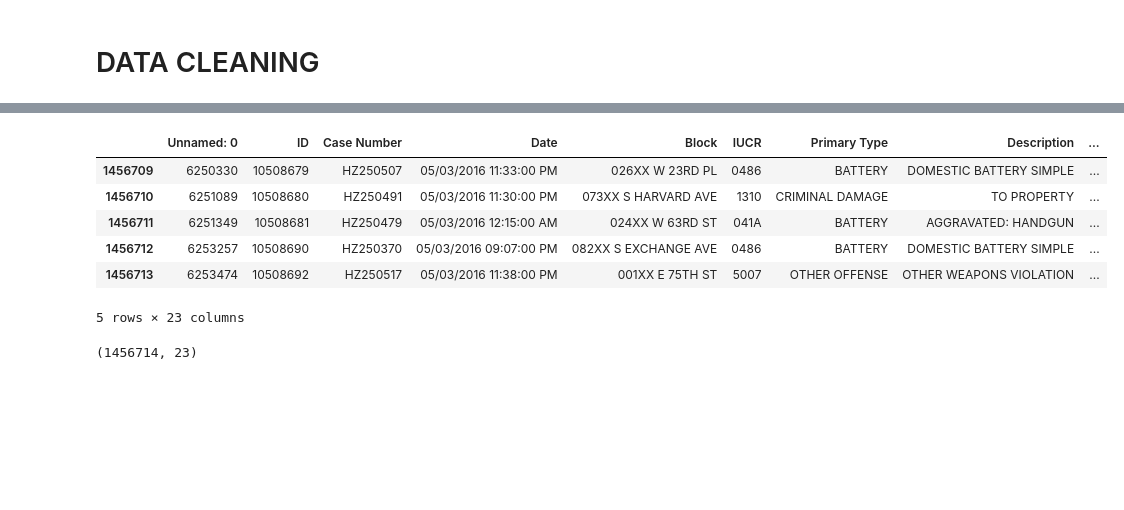
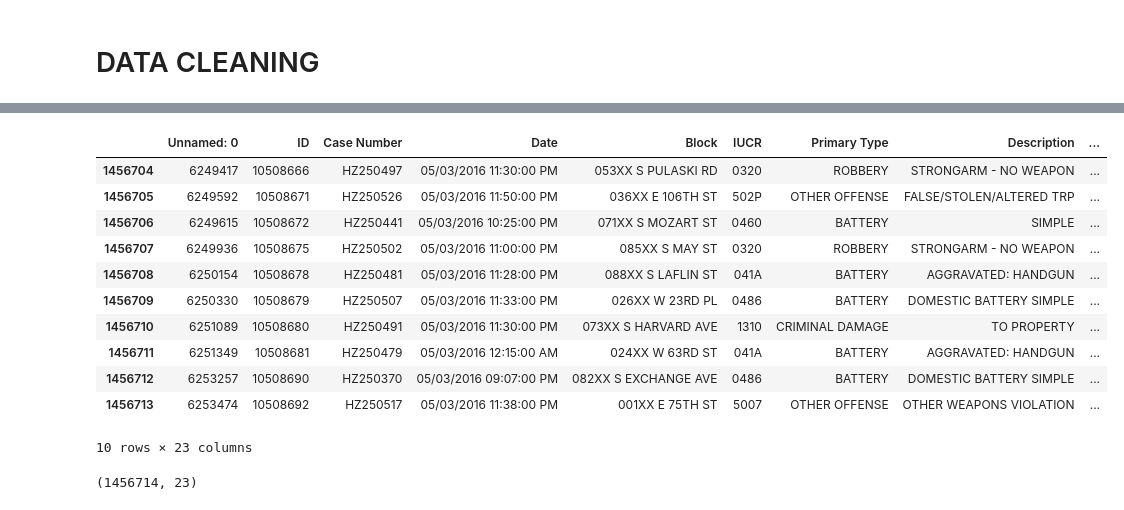
Before and after one commit to IamREX622/Analysis-on-Crimes-in-Chicago-2012-2017-, a Jupyter notebook: Untitled.ipynb, the cells around one changed output, grey strips where cells are left out. Drawn from its saved outputs; the diff is of its cells as text; code cells hidden in the pictures; blank space fills up the shorter version.

```diff
--- a/Untitled.ipynb
+++ b/Untitled.ipynb
@@ -93,13 +98,18 @@ crime_df.head()
 # %%
-crime_df.tail()
+crime_df.tail(10)
 # %% [output]
 |  | Unnamed: 0 | ID | Case Number | Date | Block | IUCR | Primary Type | Description | ... |
+| 1456704 | 6249417 | 10508666 | HZ250497 | 05/03/2016 11:30:00 PM | 053XX S PULASKI RD | 0320 | ROBBERY | STRONGARM - NO WEAPON | ... |
+| 1456705 | 6249592 | 10508671 | HZ250526 | 05/03/2016 11:50:00 PM | 036XX E 106TH ST | 502P | OTHER OFFENSE | FALSE/STOLEN/ALTERED TRP | ... |
+| 1456706 | 6249615 | 10508672 | HZ250441 | 05/03/2016 10:25:00 PM | 071XX S MOZART ST | 0460 | BATTERY | SIMPLE | ... |
+| 1456707 | 6249936 | 10508675 | HZ250502 | 05/03/2016 11:00:00 PM | 085XX S MAY ST | 0320 | ROBBERY | STRONGARM - NO WEAPON | ... |
+| 1456708 | 6250154 | 10508678 | HZ250481 | 05/03/2016 11:28:00 PM | 088XX S LAFLIN ST | 041A | BATTERY | AGGRAVATED: HANDGUN | ... |
 | 1456709 | 6250330 | 10508679 | HZ250507 | 05/03/2016 11:33:00 PM | 026XX W 23RD PL | 0486 | BATTERY | DOMESTIC BATTERY SIMPLE | ... |
 | 1456710 | 6251089 | 10508680 | HZ250491 | 05/03/2016 11:30:00 PM | 073XX S HARVARD AVE | 1310 | CRIMINAL DAMAGE | TO PROPERTY | ... |
 | 1456711 | 6251349 | 10508681 | HZ250479 | 05/03/2016 12:15:00 AM | 024XX W 63RD ST | 041A | BATTERY | AGGRAVATED: HANDGUN | ... |
 | 1456712 | 6253257 | 10508690 | HZ250370 | 05/03/2016 09:07:00 PM | 082XX S EXCHANGE AVE | 0486 | BATTERY | DOMESTIC BATTERY SIMPLE | ... |
 | 1456713 | 6253474 | 10508692 | HZ250517 | 05/03/2016 11:38:00 PM | 001XX E 75TH ST | 5007 | OTHER OFFENSE | OTHER WEAPONS VIOLATION | ... |
-5 rows × 23 columns
+10 rows × 23 columns
 # %%
 crime_df.shape
 # %% [output]
```
Also changed, not shown: parts of 91 cells of this notebook.
